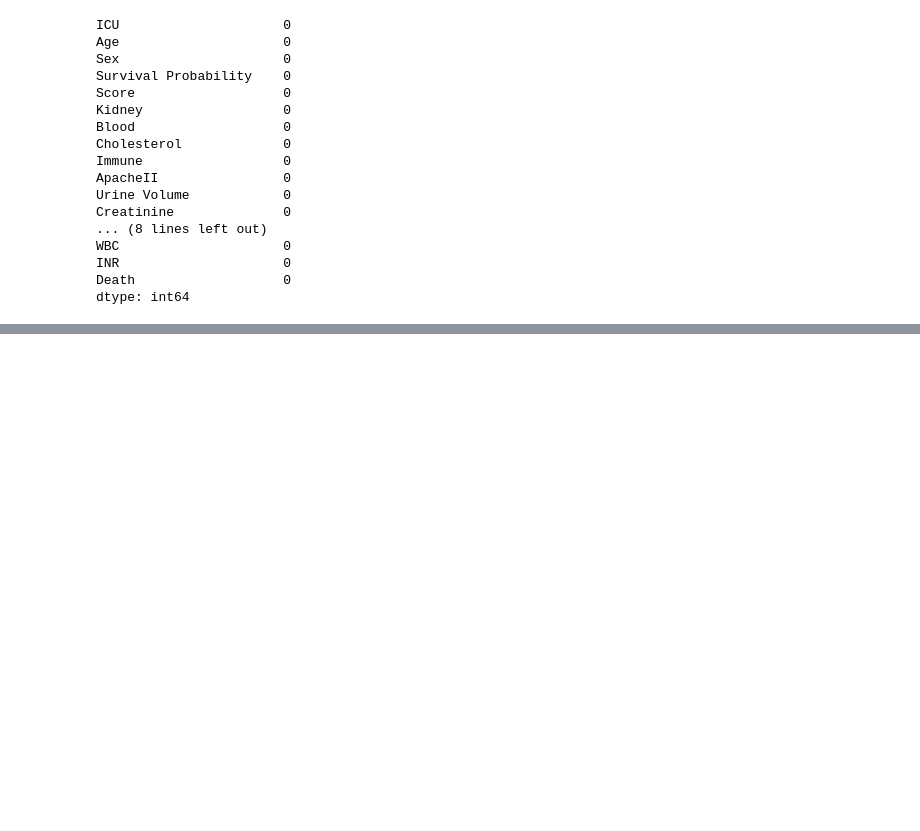
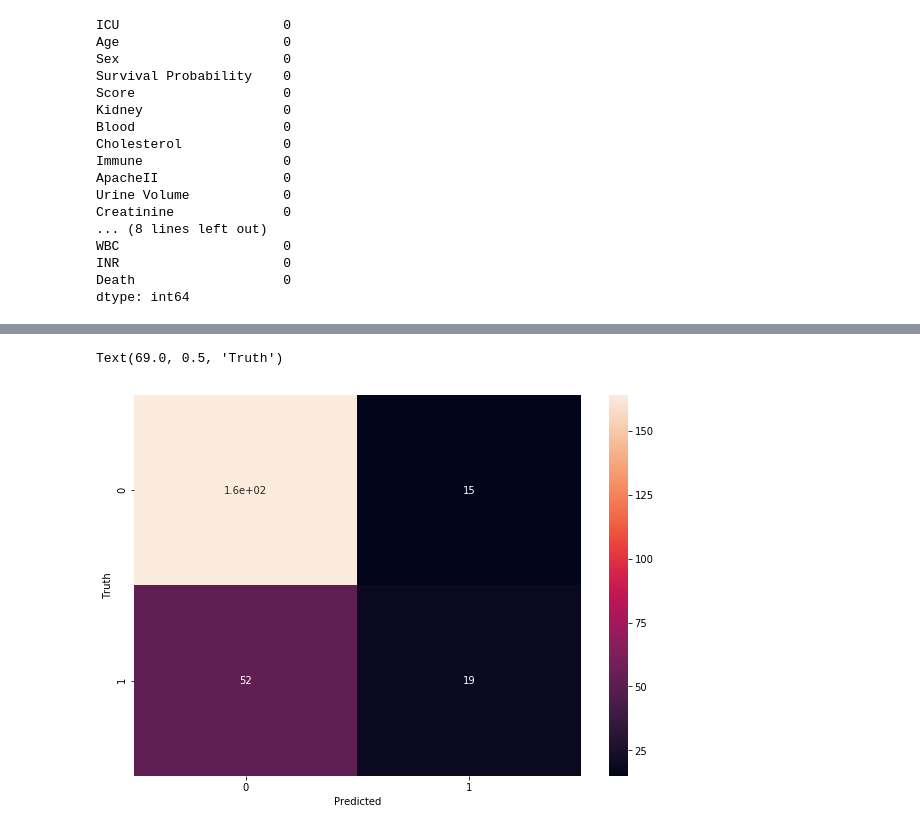
Before and after one commit to apimplaskar/csm185-project, a Jupyter notebook: SimulatedData-RandomForest.ipynb, the cells around one changed output, grey strips where cells are left out. Saved outputs shown, nothing was run; the diff lists cells and outputs as text; code cells hidden in the pictures; blank space fills up the shorter version.

```diff
--- a/SimulatedData-RandomForest.ipynb
+++ b/SimulatedData-RandomForest.ipynb
@@ -55,5 +63,7 @@ dtype: int64
 # Goal: predict death tag based on data
 x_train1, x_test1, y_train1, y_test1 = train_test_split(sim_staticV1.drop(["ICU","Death","Survival Probability"], axis = "columns"), sim_staticV1["Death"], test_size = 0.25)
 
+x_train2, x_test2, y_train2, y_test2 = train_test_split(sim_staticV2.drop(["ICU","Death","Survival Probability"], axis = "columns"), sim_staticV2["Death"], test_size = 0.25)
+
 # creating train/test cohorts for model creation
 # %%
@@ -76,5 +94,7 @@ model_staticV1.score(x_test1, y_test1)
 # %%
 y_predicted1 = model_staticV1.predict(x_test1)
+# %%
+y_predicted2 = model_staticV2.predict(x_test2)
 # %%
 from sklearn.metrics import confusion_matrix
 from sklearn.metrics import roc_auc_score
@@ -83,5 +105,6 @@ from sklearn.metrics import auc
 # %%
 cm_staticV1 = confusion_matrix(y_test1, y_predicted1)
+cm_staticV2 = confusion_matrix(y_test2, y_predicted2)
 # %%
 %matplotlib inline
 import matplotlib.pyplot as plt
@@ -95,3 +120,13 @@ Text(69,0.5,'Truth')
+# %%
+plt.figure(figsize = (10,7))
+sn.heatmap(cm_staticV2, annot=True)
+plt.xlabel("Predicted")
+plt.ylabel("Truth")
+
+# confusion matrix for v2
+# %% [output]
+Text(69.0, 0.5, 'Truth')
+[figure, added]
 # %%
 roc_auc_score(np.array(y_test1), np.array(y_predicted1))
 # %% [output]
```
Also changed, not shown: parts of 16 cells of this notebook.
